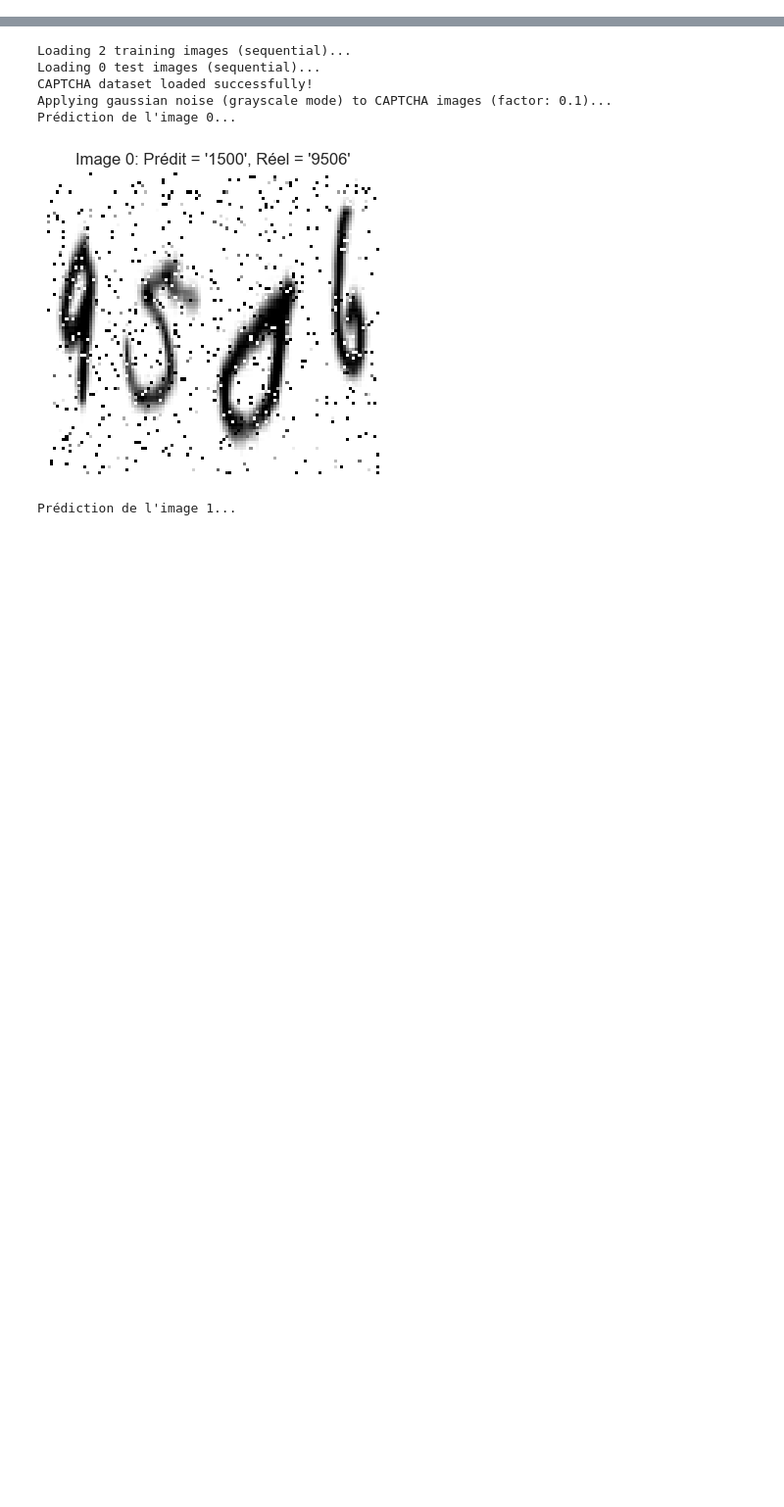
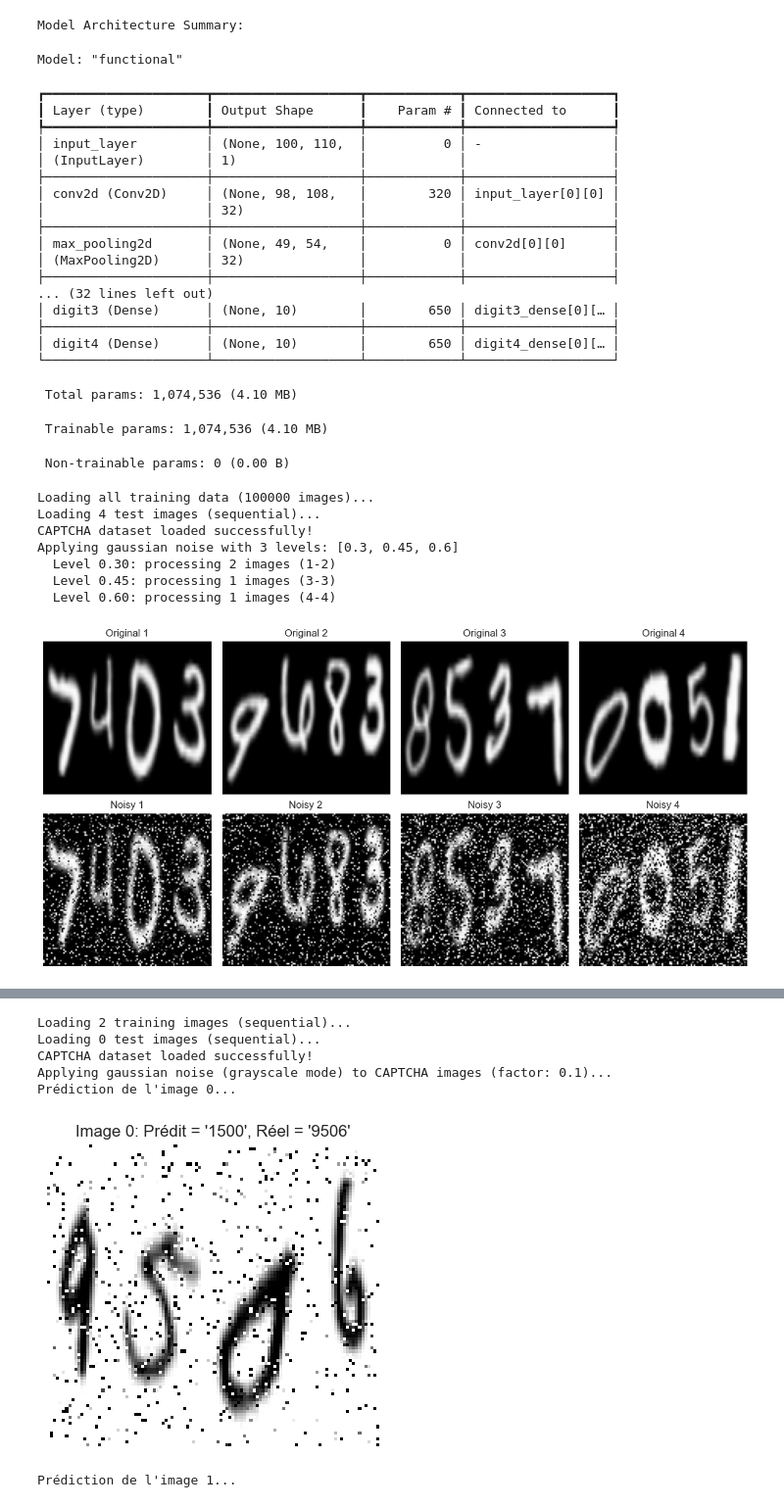
Before and after one commit to Themlaw/Python-Data-2A-ENSAE, a Jupyter notebook: src/main.ipynb, the cells around one changed output, grey strips where cells are left out. Shown at 98% size. Cells and saved outputs as stored; diff of their text form; code cells hidden in the pictures; blank space fills up the shorter version.

```diff
--- a/src/main.ipynb
+++ b/src/main.ipynb
@@ -97,0 +262,61 @@ multi_head_CNN.train_and_evaluate(
+# %%
+# Illustrative Examples of Key Functions from multi_head_CNN.py
+
+# 1. Building the model and displaying its architecture summary
+model = multi_head_CNN.build_model()
+print("Model Architecture Summary:")
+model.summary()
+
+# 2. Demonstrating balanced noise application on CAPTCHA images
+# Load a small set of CAPTCHA images
+(x_train_captcha, _), (x_test_captcha, _) = loader.load_captcha_dataset(
+    h5_filepath=os.path.join('..', 'data', 'captcha_data', 'captcha_dataset.h5'), num_images_test=4
+)
+
+# Apply balanced Gaussian noise from 0.3 to 0.6
+noisy_images = multi_head_CNN.apply_balanced_noise(
+    x_test_captcha, noise_type='gaussian', noise_factor=0.3, noise_factor_end=0.6, step=0.15, rgb_noise=False
+)
+
+# Visualize original vs noisy images
+fig, axes = plt.subplots(2, 4, figsize=(12, 6))
+for i in range(4):
+    axes[0, i].imshow(x_test_captcha[i].squeeze(), cmap='gray')
+    axes[0, i].set_title(f"Original {i+1}")
+    axes[0, i].axis('off')
+    axes[1, i].imshow(noisy_images[i].squeeze(), cmap='gray')
+    axes[1, i].set_title(f"Noisy {i+1}")
+    axes[1, i].axis('off')
+plt.tight_layout()
+plt.show()
+# %% [output]
+Model Architecture Summary:
+Model: "functional"
+┏━━━━━━━━━━━━━━━━━━━━━┳━━━━━━━━━━━━━━━━━━━┳━━━━━━━━━━━━┳━━━━━━━━━━━━━━━━━━━┓
+┃ Layer (type)        ┃ Output Shape      ┃    Param # ┃ Connected to      ┃
+┡━━━━━━━━━━━━━━━━━━━━━╇━━━━━━━━━━━━━━━━━━━╇━━━━━━━━━━━━╇━━━━━━━━━━━━━━━━━━━┩
+│ input_layer         │ (None, 100, 110,  │          0 │ -                 │
+│ (InputLayer)        │ 1)                │            │                   │
+├─────────────────────┼───────────────────┼────────────┼───────────────────┤
+│ conv2d (Conv2D)     │ (None, 98, 108,   │        320 │ input_layer[0][0] │
+│                     │ 32)               │            │                   │
+├─────────────────────┼───────────────────┼────────────┼───────────────────┤
+│ max_pooling2d       │ (None, 49, 54,    │          0 │ conv2d[0][0]      │
+│ (MaxPooling2D)      │ 32)               │            │                   │
+├─────────────────────┼───────────────────┼────────────┼───────────────────┤
+... (32 lines left out)
+│ digit3 (Dense)      │ (None, 10)        │        650 │ digit3_dense[0][… │
+├─────────────────────┼───────────────────┼────────────┼───────────────────┤
+│ digit4 (Dense)      │ (None, 10)        │        650 │ digit4_dense[0][… │
+└─────────────────────┴───────────────────┴────────────┴───────────────────┘
+ Total params: 1,074,536 (4.10 MB)
+ Trainable params: 1,074,536 (4.10 MB)
+ Non-trainable params: 0 (0.00 B)
+Loading all training data (100000 images)...
+Loading 4 test images (sequential)...
+CAPTCHA dataset loaded successfully!
+Applying gaussian noise with 3 levels: [0.3, 0.45, 0.6]
+  Level 0.30: processing 2 images (1-2)
+  Level 0.45: processing 1 images (3-3)
+  Level 0.60: processing 1 images (4-4)
+[figure, added]
```
Also changed, not shown: parts of 17 cells of this notebook.
